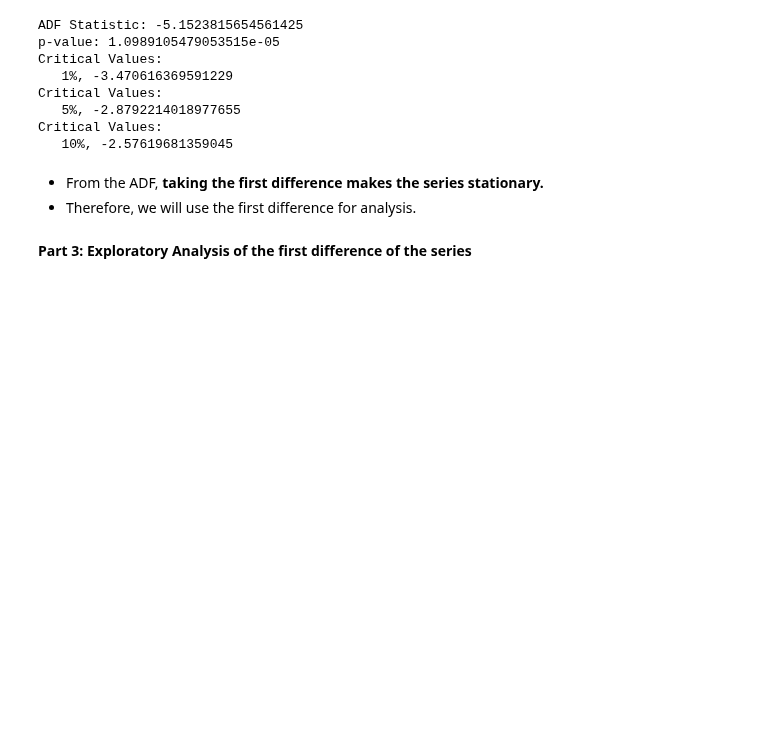
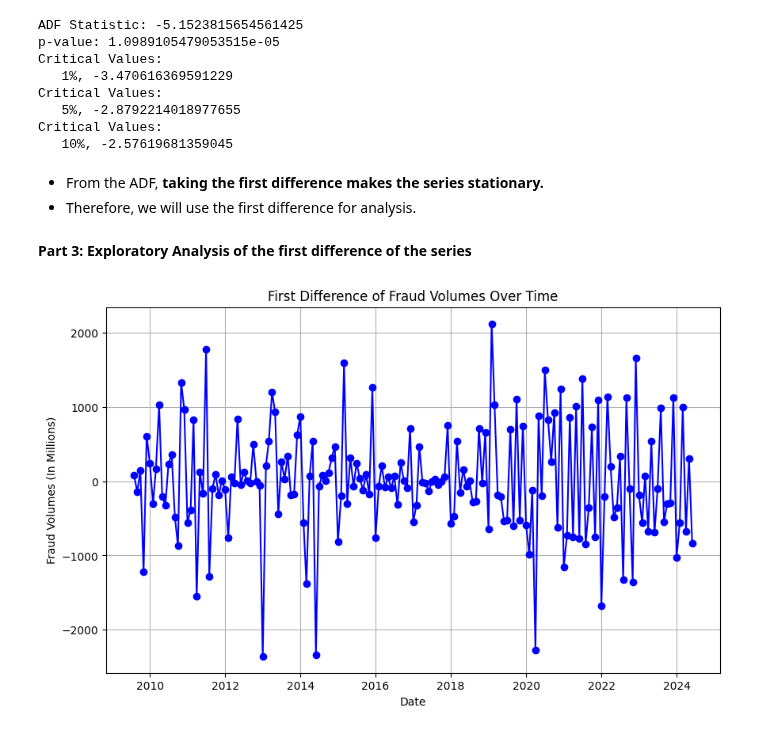
Before and after one commit to micahondiwa/fraud_volumes_detection, a Jupyter notebook: 0-data_wrangling.ipynb, the cells around one changed output. Cells and saved outputs as stored; diff of their text form; code cells hidden in the pictures; blank space fills up the shorter version.

Commit message:
Line plot

```diff
--- a/0-data_wrangling.ipynb
+++ b/0-data_wrangling.ipynb
@@ -212,3 +212,13 @@ Critical Values:
 - Therefore, we will use the first difference for analysis.
 # %% [markdown]
 **Part 3: Exploratory Analysis of the first difference of the series**
+# %%
+plt.figure(figsize=(10, 6))
+plt.plot(fraud_diff, marker='o', linestyle='-', color='b')
+plt.title('First Difference of Fraud Volumes Over Time')
+plt.xlabel('Date')
+plt.ylabel('Fraud Volumes (In Millions)')
+plt.grid(True)
+plt.show()
+# %% [output]
+[figure, added]
```
Also changed, not shown: parts of 1 cell of this notebook.
